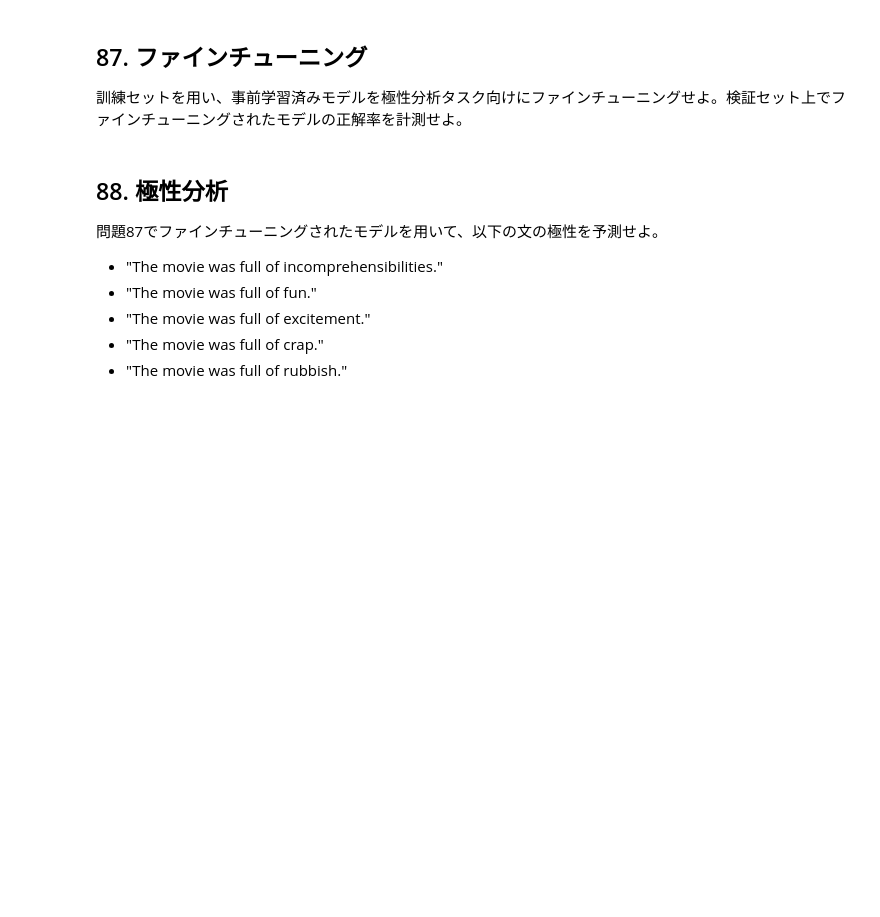
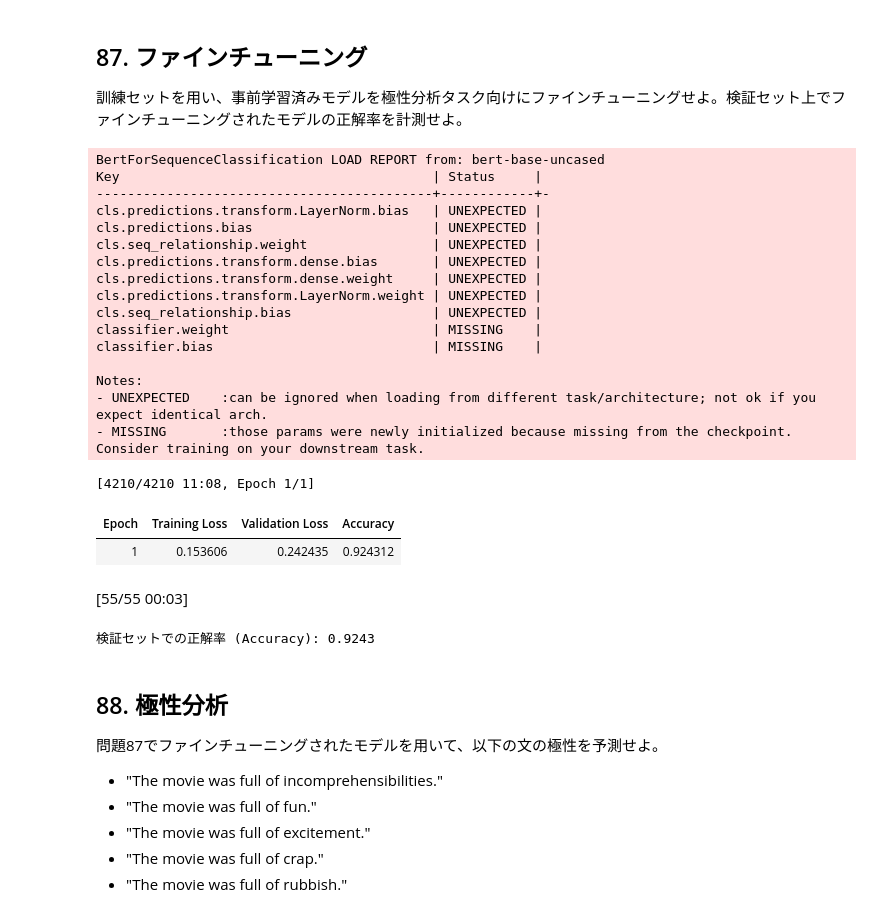
Before and after one commit to hotaru0318-ux/2025, a Jupyter notebook: ja/ch09.ipynb, the cells around one changed output. Cells and saved outputs as stored; diff of their text form; code cells hidden in the pictures; blank space fills up the shorter version.

```diff
--- a/ja/ch09.ipynb
+++ b/ja/ch09.ipynb
@@ -226,6 +391,86 @@ The movie was full of crap. vs The movie was full of rubbish.: 0.9807
 ## 87. ファインチューニング
 
 訓練セットを用い、事前学習済みモデルを極性分析タスク向けにファインチューニングせよ。検証セット上でファインチューニングされたモデルの正解率を計測せよ。
+# %%
+import torch
+from transformers import BertForSequenceClassification, BertTokenizer, TrainingArguments, Trainer, DataCollatorWithPadding
+from datasets import load_dataset
+import evaluate
+import numpy as np
+
+# 1. データの再ロードとトークナイズ (未定義エラー防止)
+dataset = load_dataset("nyu-mll/glue", "sst2")
+tokenizer = BertTokenizer.from_pretrained('bert-base-uncased')
+
+def tokenize_function(examples):
+    return tokenizer(examples["sentence"], truncation=True)
+
+tokenized_datasets = dataset.map(tokenize_function, batched=True)
+data_collator = DataCollatorWithPadding(tokenizer=tokenizer)
+
+# 2. 分類用モデルの準備
+model = BertForSequenceClassification.from_pretrained('bert-base-uncased', num_labels=2)
+
+# 3. 評価指標の設定
+metric = evaluate.load("accuracy")
+
+def compute_metrics(eval_pred):
+    logits, labels = eval_pred
+    predictions = np.argmax(logits, axis=-1)
+    return metric.compute(predictions=predictions, references=labels)
+
+# 4. 学習パラメータの設定
+training_args = TrainingArguments(
+    output_dir="./results",
+    eval_strategy="epoch",
+    learning_rate=2e-5,
+    per_device_train_batch_size=16,
+    per_device_eval_batch_size=16,
+    num_train_epochs=1,
+    weight_decay=0.01,
+    logging_steps=100,
+    report_to="none"
+)
+
+# 5. Trainerの初期化 (引数の構成を確認)
+trainer = Trainer(
+    model=model,
+    args=training_args,
+    train_dataset=tokenized_datasets["train"],
+    eval_dataset=tokenized_datasets["validation"],
+    processing_class=tokenizer, # tokenizer引数の代わりにprocessing_classを使用するか、DataCollatorに任せる
+    data_collator=data_collator,
+    compute_metrics=compute_metrics,
+)
+
+# 6. 学習の実行
+trainer.train()
+
+# 7. 評価
+eval_results = trainer.evaluate()
+print(f"\n検証セットでの正解率 (Accuracy): {eval_results['eval_accuracy']:.4f}")
+# %% [output]
+BertForSequenceClassification LOAD REPORT from: bert-base-uncased
+Key                                        | Status     |
+-------------------------------------------+------------+-
+cls.predictions.transform.LayerNorm.bias   | UNEXPECTED |
+cls.predictions.bias                       | UNEXPECTED |
+cls.seq_relationship.weight                | UNEXPECTED |
+cls.predictions.transform.dense.bias       | UNEXPECTED |
+cls.predictions.transform.dense.weight     | UNEXPECTED |
+cls.predictions.transform.LayerNorm.weight | UNEXPECTED |
+cls.seq_relationship.bias                  | UNEXPECTED |
+classifier.weight                          | MISSING    |
+classifier.bias                            | MISSING    |
+
+Notes:
+- UNEXPECTED    :can be ignored when loading from different task/architecture; not ok if you expect identical arch.
+- MISSING       :those params were newly initialized because missing from the checkpoint. Consider training on your downstream task.
+[4210/4210 11:08, Epoch 1/1]
+| Epoch | Training Loss | Validation Loss | Accuracy |
+| 1 | 0.153606 | 0.242435 | 0.924312 |
+[55/55 00:03]
+検証セットでの正解率 (Accuracy): 0.9243
 # %% [markdown]
 ## 88. 極性分析
 
```
Also changed, not shown: parts of 6 cells of this notebook.
